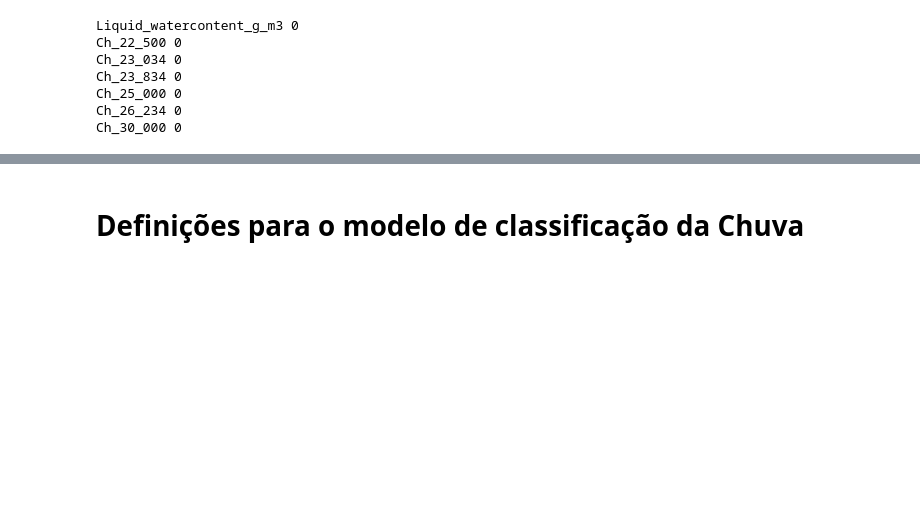
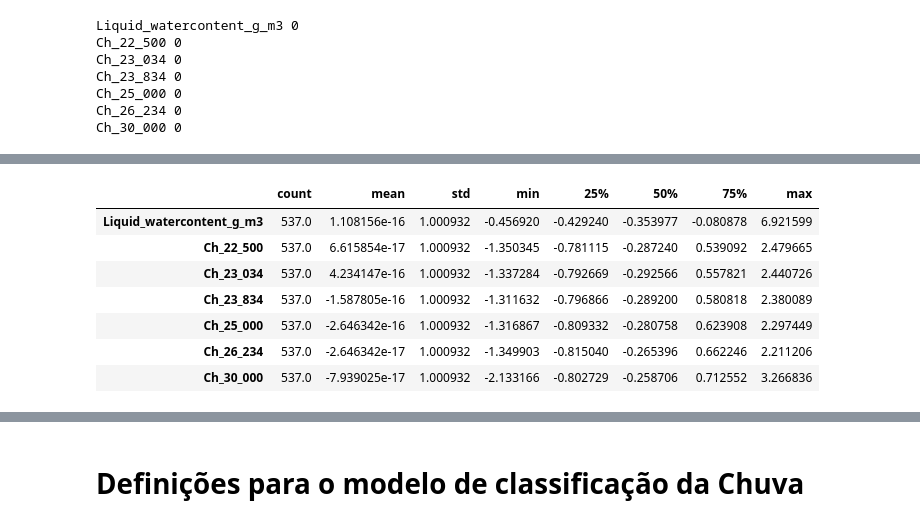
Before and after one commit to lourencocavalcante/Advanced-Topics-in-Environmental-Modeling, a Jupyter notebook: INPE_CAP425_ProjetoFinal_PredictRain_Lourenco_.ipynb, the cells around one changed output, grey strips where cells are left out. Cells and saved outputs as stored; diff of their text form; code cells hidden in the pictures; blank space fills up the shorter version.

```diff
--- a/INPE_CAP425_ProjetoFinal_PredictRain_Lourenco_.ipynb
+++ b/INPE_CAP425_ProjetoFinal_PredictRain_Lourenco_.ipynb
@@ -472,0 +533,23 @@ Ch_30_000 0
+# %%
+# Preparando atributos de dados de escala
+
+features = df_multisensors.drop(['Class_Rain'], axis=1) # Descarta colunas de destino e extras
+
+target = df_multisensors['Class_Rain']
+
+#Configura um scaler padrão para os recursos
+col_names = list(features.columns)
+s_scaler = preprocessing.StandardScaler()
+features = s_scaler.fit_transform(features)
+features = pd.DataFrame(features, columns=col_names)
+
+features.describe().T
+# %% [output]
+|  | count | mean | std | min | 25% | 50% | 75% | max |
+| Liquid_watercontent_g_m3 | 537.0 | 1.108156e-16 | 1.000932 | -0.456920 | -0.429240 | -0.353977 | -0.080878 | 6.921599 |
+| Ch_22_500 | 537.0 | 6.615854e-17 | 1.000932 | -1.350345 | -0.781115 | -0.287240 | 0.539092 | 2.479665 |
+| Ch_23_034 | 537.0 | 4.234147e-16 | 1.000932 | -1.337284 | -0.792669 | -0.292566 | 0.557821 | 2.440726 |
+| Ch_23_834 | 537.0 | -1.587805e-16 | 1.000932 | -1.311632 | -0.796866 | -0.289200 | 0.580818 | 2.380089 |
+| Ch_25_000 | 537.0 | -2.646342e-16 | 1.000932 | -1.316867 | -0.809332 | -0.280758 | 0.623908 | 2.297449 |
+| Ch_26_234 | 537.0 | -2.646342e-17 | 1.000932 | -1.349903 | -0.815040 | -0.265396 | 0.662246 | 2.211206 |
+| Ch_30_000 | 537.0 | -7.939025e-17 | 1.000932 | -2.133166 | -0.802729 | -0.258706 | 0.712552 | 3.266836 |
```
Also changed, not shown: parts of 16 cells of this notebook.
